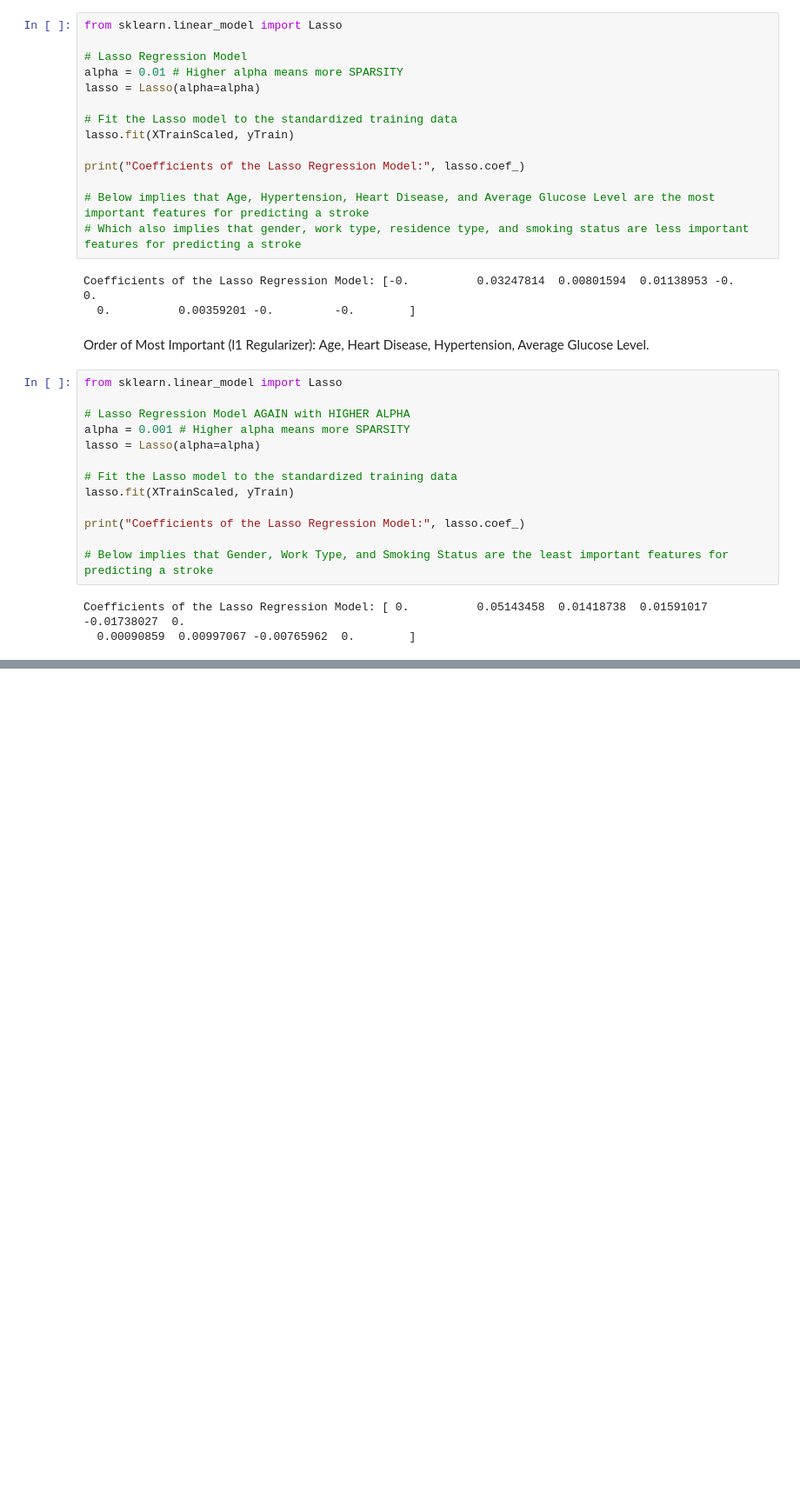
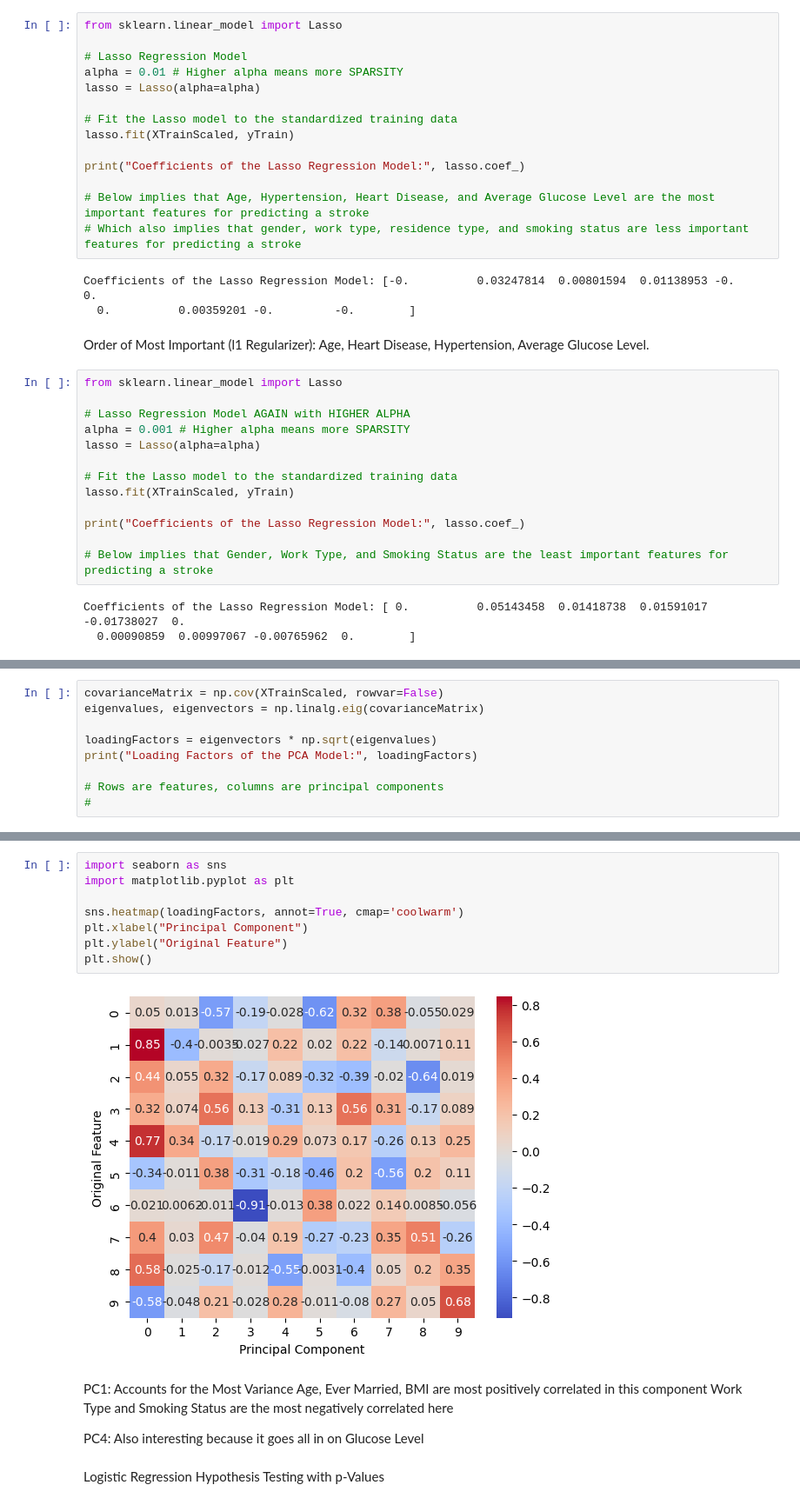
Before and after one commit to tom-bomb1/Stroke-Risk-Classification, a Jupyter notebook: jupyterMain.ipynb, the cells around one changed output, grey strips where cells are left out. Shown at 87% size. Drawn from its saved outputs; the diff is of its cells as text; blank space fills up the shorter version.

```diff
--- a/jupyterMain.ipynb
+++ b/jupyterMain.ipynb
@@ -220,0 +223,9 @@ Coefficients of the Lasso Regression Model: [ 0.          0.05143458  0.01418738
+# %%
+covarianceMatrix = np.cov(XTrainScaled, rowvar=False)
+eigenvalues, eigenvectors = np.linalg.eig(covarianceMatrix)
+
+loadingFactors = eigenvectors * np.sqrt(eigenvalues)
+print("Loading Factors of the PCA Model:", loadingFactors)
+
+# Rows are features, columns are principal components
+#
@@ -220,0 +253,18 @@ Coefficients of the Lasso Regression Model: [ 0.          0.05143458  0.01418738
+# %%
+import seaborn as sns
+import matplotlib.pyplot as plt
+
+sns.heatmap(loadingFactors, annot=True, cmap='coolwarm')
+plt.xlabel("Principal Component")
+plt.ylabel("Original Feature")
+plt.show()
+# %% [output]
+[figure, added]
+# %% [markdown]
+PC1: Accounts for the Most Variance
+    Age, Ever Married, BMI are most positively correlated in this component
+    Work Type and Smoking Status are the most negatively correlated here
+
+PC4: Also interesting because it goes all in on Glucose Level
+# %% [markdown]
+Logistic Regression Hypothesis Testing with p-Values
```
Also changed, not shown: parts of 4 cells of this notebook.
